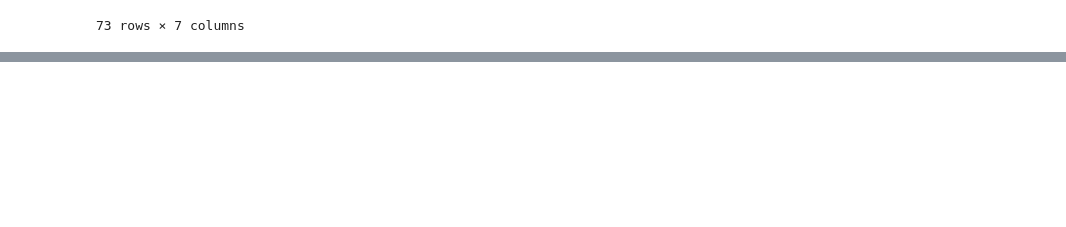
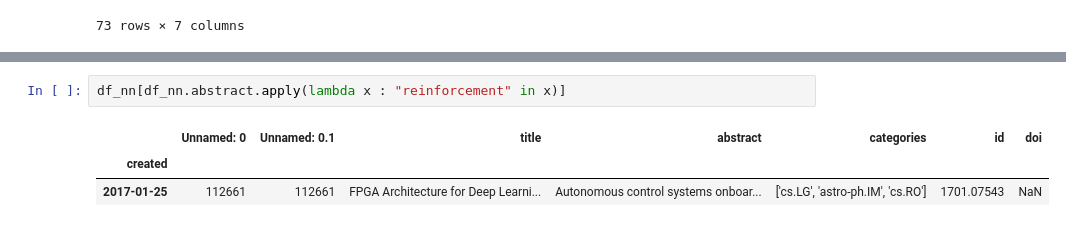
Before and after one commit to jibanCat/astro-ph-ml-topics, a Jupyter notebook: Arxiv_galaxy_NN.ipynb, the cells around one changed output, grey strips where cells are left out. Cells and saved outputs as stored; diff of their text form; blank space fills up the shorter version.

```diff
--- a/Arxiv_galaxy_NN.ipynb
+++ b/Arxiv_galaxy_NN.ipynb
@@ -294,3 +294,9 @@ df_nn[df_nn.abstract.apply(lambda x : "Bayesian" in x)]
 | 2018-10-07 | 33329 | 33329 | Predictions of nuclear $\beta$-de... | Nuclear $\beta$ decay is a key pr... | ['nucl-th', 'astro-ph.SR', 'nucl-... | 1810.03 | NaN |
 | 2018-10-30 | 34432 | 34432 | Towards a radially-resolved semi-... | We present a flexible, detailed m... | ['astro-ph.GA'] | 1810.13 | NaN |
 | 2018-11-08 | 34881 | 34881 | Bayesian Deep Learning for Exopla... | Over the past decade, the study o... | ['astro-ph.EP', 'cs.LG'] | 1811.03 | NaN |
+# %%
+df_nn[df_nn.abstract.apply(lambda x : "reinforcement" in x)]
+# %% [output]
+|  | Unnamed: 0 | Unnamed: 0.1 | title | abstract | categories | id | doi |
+| created |  |  |  |  |  |  |  |
+| 2017-01-25 | 112661 | 112661 | FPGA Architecture for Deep Learni... | Autonomous control systems onboar... | ['cs.LG', 'astro-ph.IM', 'cs.RO'] | 1701.07543 | NaN |
```
Also changed, not shown: parts of 2 cells of this notebook, 2 other files.
